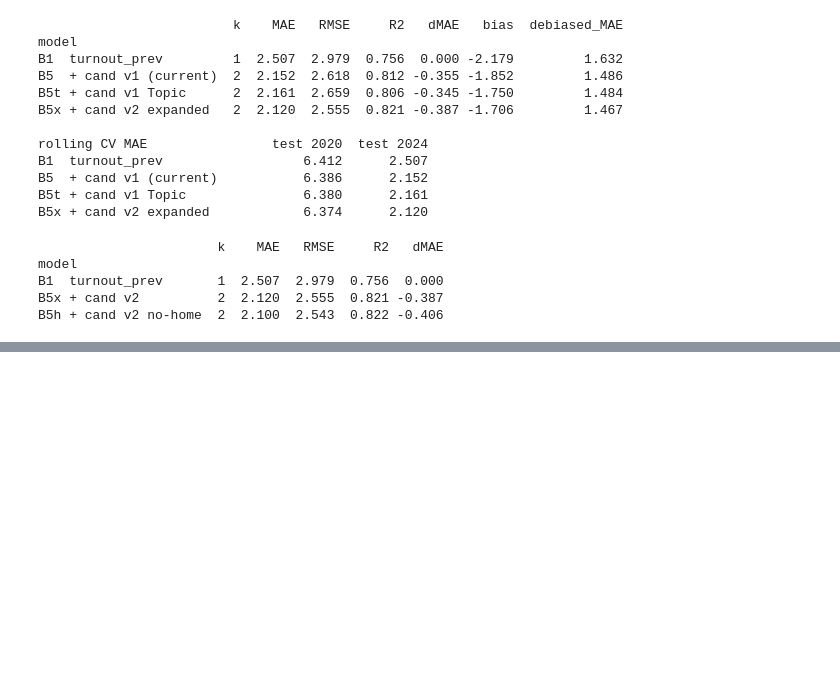
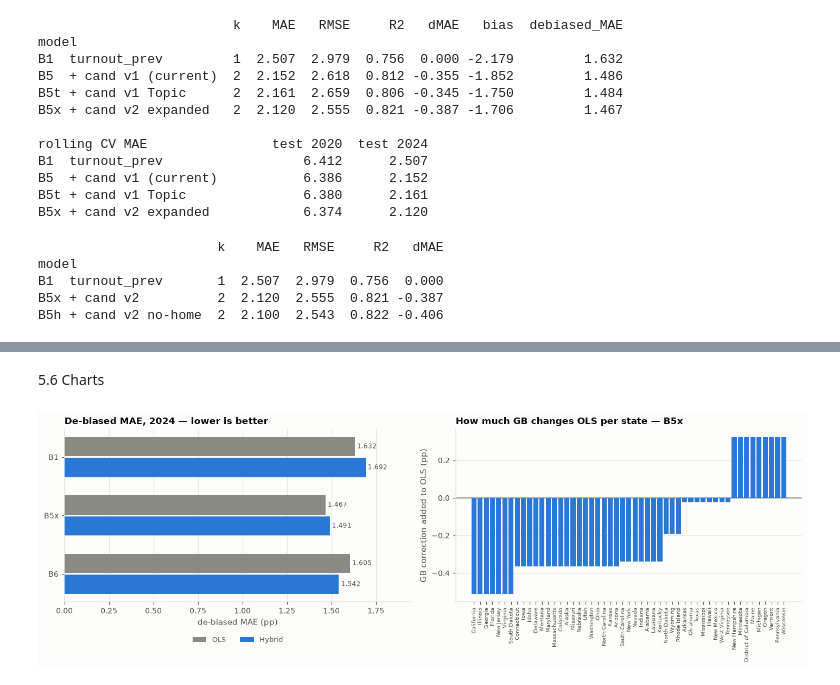
Before and after one commit to nico1831/US--Elections, a Jupyter notebook: US Elections Analysis.ipynb, the cells around one changed output, grey strips where cells are left out. Drawn from its saved outputs; the diff is of its cells as text; code cells hidden in the pictures; blank space fills up the shorter version.

Commit message:
implemented gb and hybrid models

```diff
--- a/US Elections Analysis.ipynb
+++ b/US Elections Analysis.ipynb
@@ -895,0 +1037,7 @@ B5h + cand v2 no-home  2  2.100  2.543  0.822 -0.406
+# %%
+KEY  = ("GB-change", "B6  + all four")
+cols = GB_SETS[KEY[1]]
+pi = permutation_importance(gb_models[KEY], te[cols], y_te - te.turnout_prev.values,
+                            scoring="neg_mean_absolute_error", n_repeats=100, random_state=0)
+print(pd.DataFrame({"MAE rise": pi.importances_mean, "sd": pi.importances_std}, index=cols)
+        .sort_values("MAE rise", ascending=False).round(3).to_string())
@@ -895,0 +1153,8 @@ B5h + cand v2 no-home  2  2.100  2.543  0.822 -0.406
+# %%
+SET_H = "B5x + cand v2"
+d_h = np.abs(y_te - preds_h[("Hybrid", SET_H)]) - np.abs(y_te - preds_h[("OLS", SET_H)])
+rng_h = np.random.default_rng(0)
+boot_h = np.array([rng_h.choice(d_h, len(d_h)).mean() for _ in range(5000)])
+lo_h, hi_h = np.percentile(boot_h, [2.5, 97.5])
+print(f"Hybrid minus OLS on '{SET_H.strip()}': dMAE = {d_h.mean():+.3f} pp  "
+      f"95% CI [{lo_h:+.3f}, {hi_h:+.3f}]  Hybrid wins in {(boot_h < 0).mean():.0%} of resamples")
@@ -895,0 +1200,32 @@ B5h + cand v2 no-home  2  2.100  2.543  0.822 -0.406
+# %% [markdown]
+5.6 Charts
+# %%
+fig, axes = plt.subplots(1, 2, figsize=(13, 4.4))
+ax = axes[0]
+SETS_ORD = list(GB_SETS)
+short = lambda s: s.split("  ")[0].split(" +")[0]
+h = 0.36
+for j, (meth, col) in enumerate([("OLS", MUTED), ("Hybrid", BLUE)]):
+    v = cmp_h[cmp_h.method == meth].set_index("features").loc[SETS_ORD, "debiased_MAE"]
+    ys = np.arange(len(SETS_ORD)) + (j - 0.5) * h
+    ax.barh(ys, v.values, height=h * 0.92, color=col, label=meth, zorder=3)
+    for y, x in zip(ys, v.values):
+        ax.text(x, y, f" {x:.3f}", va="center", ha="left", fontsize=8, color=INK2)
+ax.set_yticks(range(len(SETS_ORD)), [short(s) for s in SETS_ORD]); ax.invert_yaxis()
+ax.set_xlabel("de-biased MAE (pp)"); ax.margins(x=0.15)
+ax.set_title("De-biased MAE, 2024 — lower is better", loc="left")
+ax.legend(loc="upper center", bbox_to_anchor=(0.5, -0.16), ncol=2, fontsize=8.5, labelcolor=INK2)
+clean(ax, grid_axis="x")
+
+ax = axes[1]
+fit_b = fits_h[SET_H][1]
+order_s = np.argsort(fit_b["corr"])
+ax.axhline(0, color=MUTED, lw=1.2, zorder=2)
+ax.bar(range(len(order_s)), fit_b["corr"][order_s], color=BLUE, width=0.8, zorder=3)
+ax.set_xticks(range(len(order_s)), te.state.values[order_s], rotation=90, fontsize=6.5)
+ax.set_ylabel("GB correction added to OLS (pp)")
+ax.set_title(f"How much GB changes OLS per state — {short(SET_H)}", loc="left")
+clean(ax, grid_axis="y")
+plt.tight_layout(); plt.show()
+# %% [output]
+[figure, added]
```
Also changed, not shown: parts of 27 cells of this notebook.
